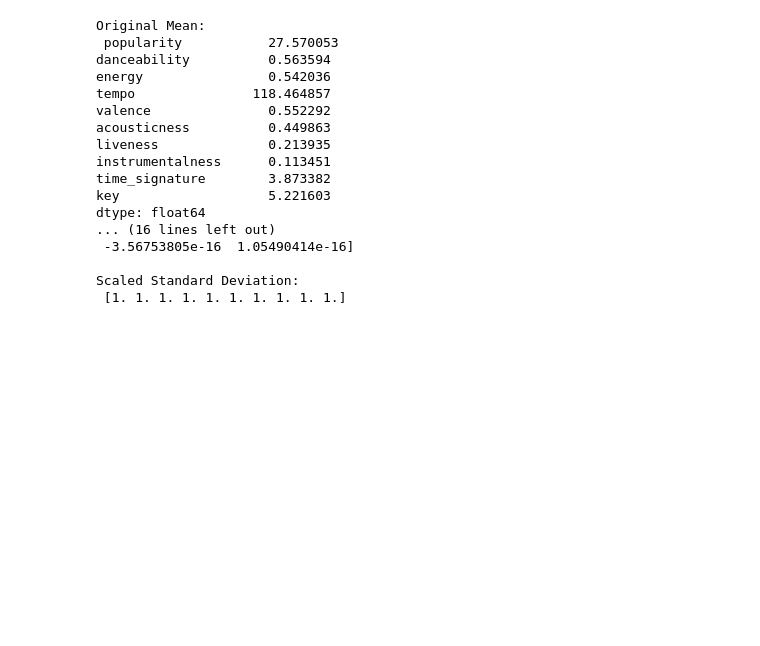
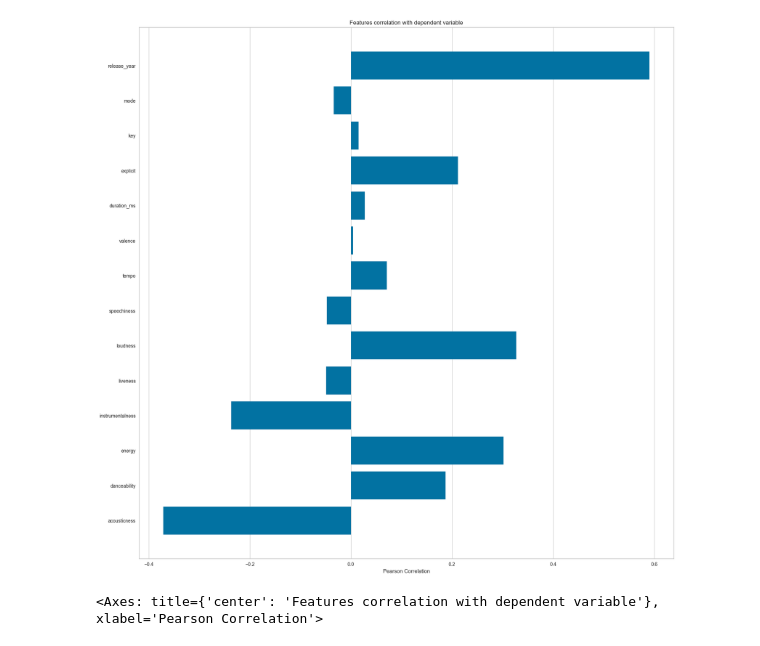
Before and after one commit to anikas2003/spotifyrec, a Jupyter notebook: spotidyrecbuilder.ipynb, the cells around one changed output. Saved outputs shown, nothing was run; the diff lists cells and outputs as text; code cells hidden in the pictures; blank space fills up the shorter version.

```diff
--- a/spotidyrecbuilder.ipynb
+++ b/spotidyrecbuilder.ipynb
@@ -37,10 +31,17 @@ time_signature : int64
 # %%
-features = ['popularity', 'danceability', 'energy', 'tempo', 'valence', 'acousticness', 'liveness', 'instrumentalness', 'time_signature', 'key']
+# change release_date to just the year
+spotify_df['release_year'] = spotify_df['release_date'].apply(lambda x: int(str(x)[:4]))
+
+# normalize and make a new normalized df
+features = ['popularity', 'danceability', 'energy', 'tempo', 'valence',
+            'acousticness', 'liveness', 'instrumentalness', 'time_signature', 'key']
+
 X = spotify_df[features]
-
 scaler = StandardScaler()
 X_scaled = scaler.fit_transform(X)
 
-X_scaled_df = pd.DataFrame(X_scaled, columns=features)
-print(X_scaled_df.head())
+
+spotify_normalized_df = spotify_df.copy()
+spotify_normalized_df[features] = X_scaled
+spotify_normalized_df.head()
 # %% [output]
@@ -60,33 +55,18 @@ print(X_scaled_df.head())
-# %%
-# See the effects of normalization, all features have mean = 0 and STDV = 1
-# Calculate original mean and standard deviation
-original_mean = spotify_df[features].mean()
-original_std = spotify_df[features].std()
-
-print("Original Mean:", original_mean)
-print("\nOriginal Standard Deviation:", original_std)
-
-# Verify the mean and standard deviation of the scaled features
-scaled_mean = np.mean(X_scaled, axis=0)
-scaled_std = np.std(X_scaled, axis=0)
-
-print("Scaled Mean:\n", scaled_mean)
-print("\nScaled Standard Deviation:\n", scaled_std)
-# %% [output]
-Original Mean:
- popularity           27.570053
-danceability          0.563594
-energy                0.542036
-tempo               118.464857
-valence               0.552292
-acousticness          0.449863
-liveness              0.213935
-instrumentalness      0.113451
-time_signature        3.873382
-key                   5.221603
-dtype: float64
-... (16 lines left out)
- -3.56753805e-16  1.05490414e-16]
-
-Scaled Standard Deviation:
- [1. 1. 1. 1. 1. 1. 1. 1. 1. 1.]
+# %%
+feature_names = ['acousticness', 'danceability', 'energy', 'instrumentalness',
+       'liveness', 'loudness', 'speechiness', 'tempo', 'valence','duration_ms','explicit','key','mode', 'release_year']
+
+X, y = spotify_df[feature_names], spotify_df['popularity']
+
+# Create a list of the feature names
+features = np.array(feature_names)
+
+# Instantiate the visualizer
+visualizer = FeatureCorrelation(labels=features)
+
+plt.rcParams['figure.figsize']=(20,20)
+visualizer.fit(X, y)     # Fit the data to the visualizer
+visualizer.show()
+# %% [output]
+[figure, added]
+<Axes: title={'center': 'Features correlation with dependent variable'}, xlabel='Pearson Correlation'>
```
Also changed, not shown: parts of 13 cells of this notebook, 2 other files.
